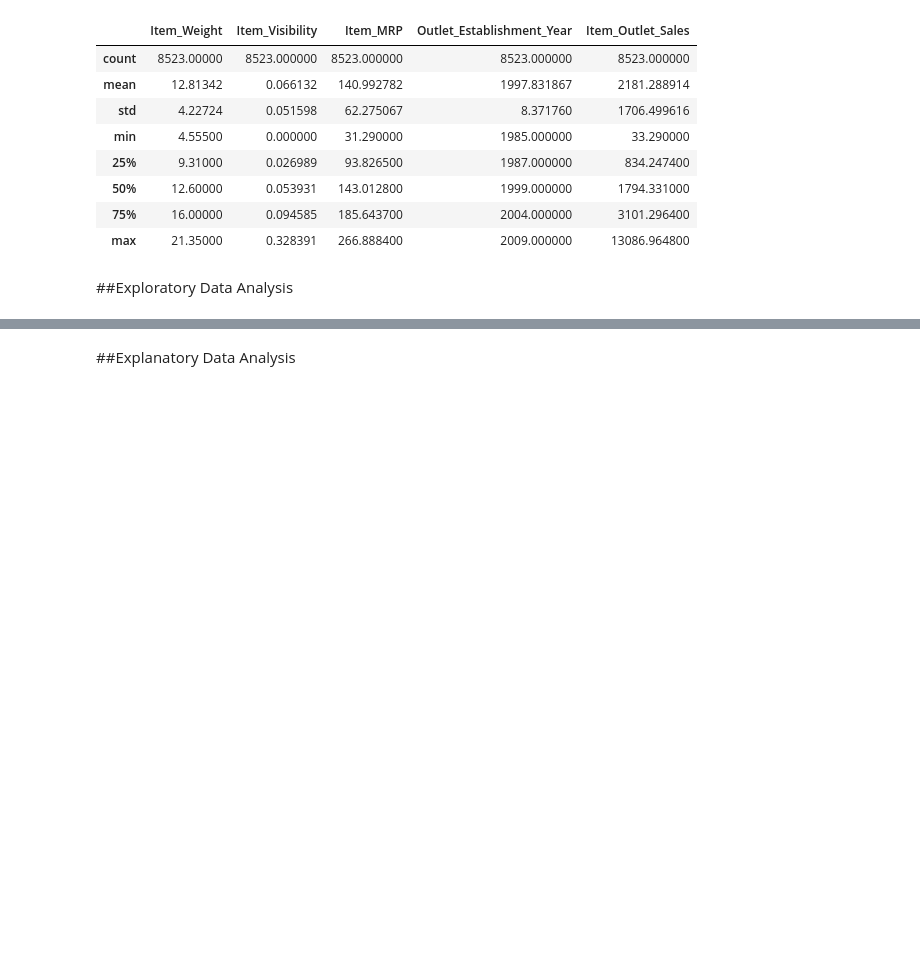
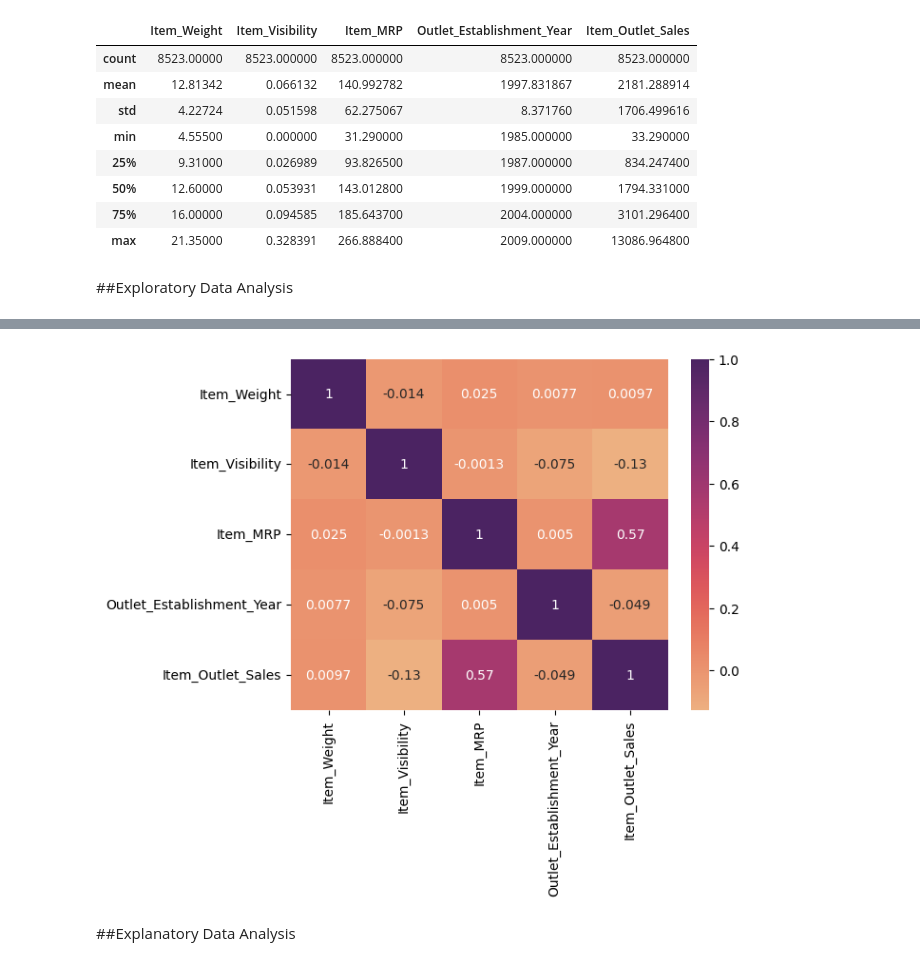
Before and after one commit to GregoryL12/Prediction-of-Product-Sales, a Jupyter notebook: Prediction_of_Product_Sales.ipynb, the cells around one changed output, grey strips where cells are left out. Drawn from its saved outputs; the diff is of its cells as text; code cells hidden in the pictures; blank space fills up the shorter version.

```diff
--- a/Prediction_of_Product_Sales.ipynb
+++ b/Prediction_of_Product_Sales.ipynb
@@ -193,2 +218,7 @@ df.describe()
+# %%
+corr = df.corr()
+sns.heatmap(corr, cmap = 'flare', annot = True);
+# %% [output]
+[figure, added]
 # %% [markdown]
 ##Explanatory Data Analysis
```
Also changed, not shown: parts of 8 cells of this notebook.
